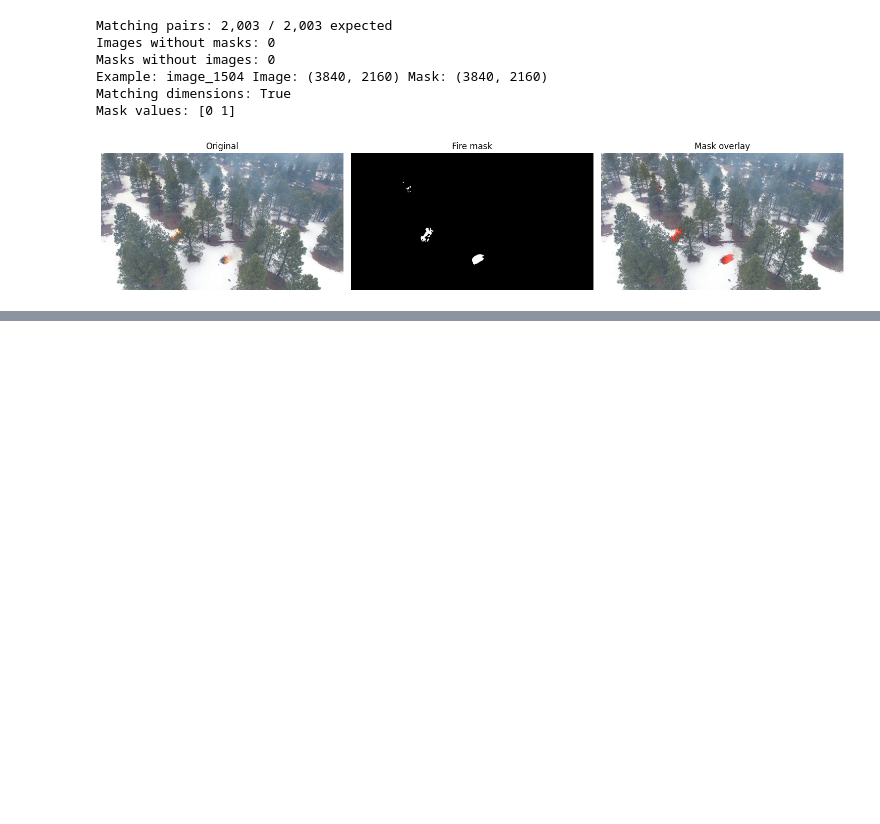
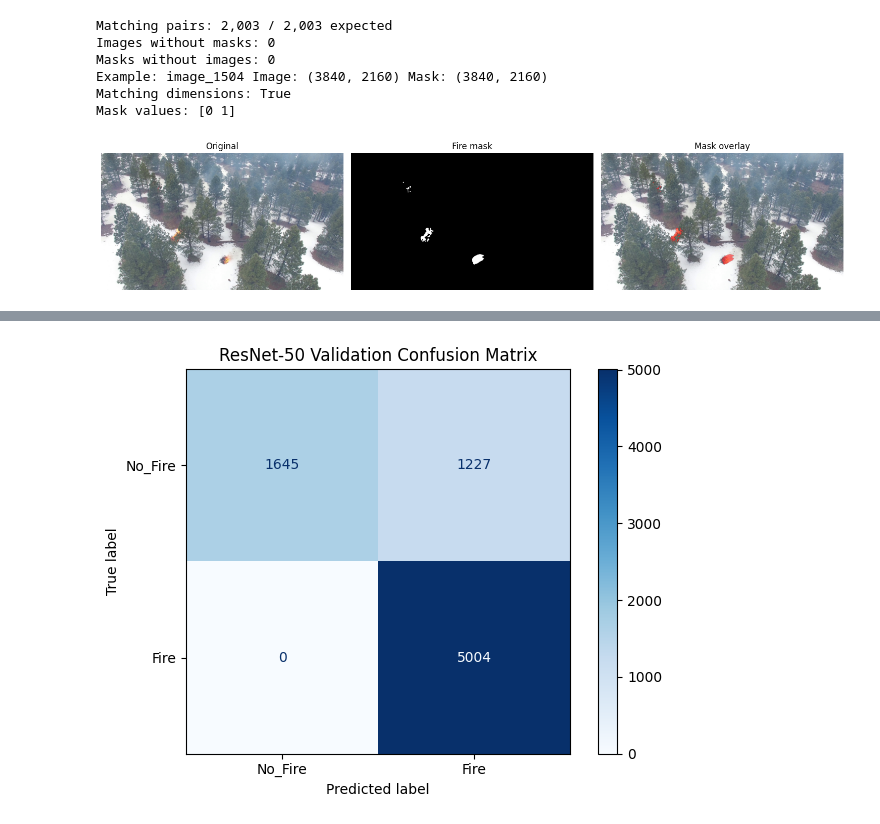
Before and after one commit to DavidBraun777/aerial-fire-vision, a Jupyter notebook: notebooks/starter.ipynb, the cells around one changed output, grey strips where cells are left out. Saved outputs shown, nothing was run; the diff lists cells and outputs as text; code cells hidden in the pictures; blank space fills up the shorter version.

```diff
--- a/notebooks/starter.ipynb
+++ b/notebooks/starter.ipynb
@@ -159,0 +605,95 @@ David Braun
+# %%
+# ResNet CNN - Model Evaluation
+
+from sklearn.metrics import (
+    classification_report,
+    confusion_matrix,
+    ConfusionMatrixDisplay
+)
+
+import matplotlib.pyplot as plt
+
+# Load best-performing checkpoint
+checkpoint = torch.load(
+    OUTPUT_DIR / "best_model.pt",
+    map_location=device
+)
+
+model.load_state_dict(checkpoint["model_state_dict"])
+model.eval()
+
+print("Best epoch:", checkpoint["epoch"])
+
+y_true = []
+y_pred = []
+
+with torch.no_grad():
+    for x, y in tqdm(val_loader, desc="Evaluation"):
+
+        x = x.to(device)
+
+        with torch.autocast(
+            device_type=device.type,
+            enabled=USE_AMP
+        ):
+            outputs = model(x)
+
+        predictions = outputs.argmax(dim=1)
+
+        y_true.extend(y.cpu().tolist())
+        y_pred.extend(predictions.cpu().tolist())
+
+# Classification metrics
+print("\nClassification Report:")
+
+print(classification_report(
+    y_true,
+    y_pred,
+    labels=[0, 1],
+    target_names=CLASS_NAMES,
+    digits=4
+))
+
+# Save classification report
+report = classification_report(
+    y_true,
+    y_pred,
+    labels=[0, 1],
+    target_names=CLASS_NAMES,
+    output_dict=True
+)
+
+pd.DataFrame(report).transpose().to_csv(
+    OUTPUT_DIR / "classification_report.csv"
+)
+
+# Confusion matrix
+cm = confusion_matrix(y_true, y_pred, labels=[0, 1])
+
+disp = ConfusionMatrixDisplay(
+    confusion_matrix=cm,
+    display_labels=CLASS_NAMES
+)
+
+disp.plot(cmap="Blues")
+plt.title("ResNet-50 Validation Confusion Matrix")
+plt.tight_layout()
+plt.savefig(
+    OUTPUT_DIR / "confusion_matrix.png",
+    dpi=300
+)
+plt.show()
+
+# Save individual predictions
+pd.DataFrame({
+    "image": [
+        str(p.relative_to(TRAIN_DIR))
+        for p, _ in val_samples
+    ],
+    "actual": y_true,
+    "predicted": y_pred
+}).to_csv(
+    OUTPUT_DIR / "validation_predictions.csv",
+    index=False
+)
+# %% [output]
@@ -159,0 +710 @@ David Braun
+[figure, added]
```
Also changed, not shown: parts of 25 cells of this notebook.
